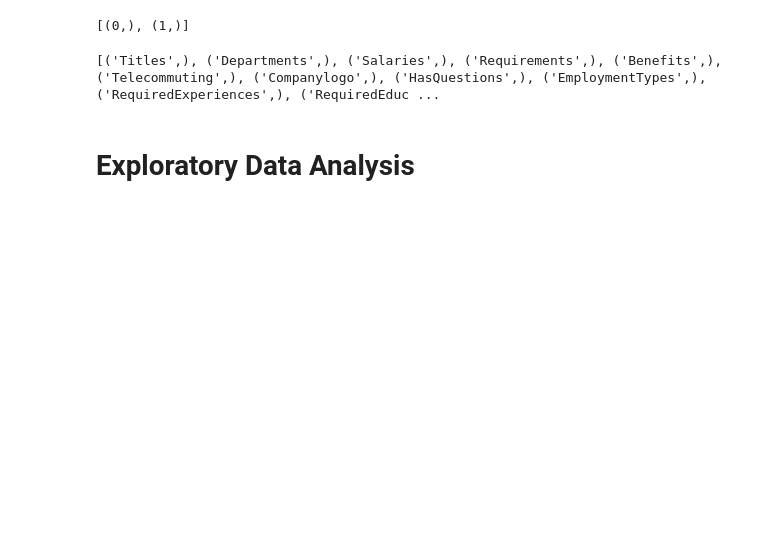
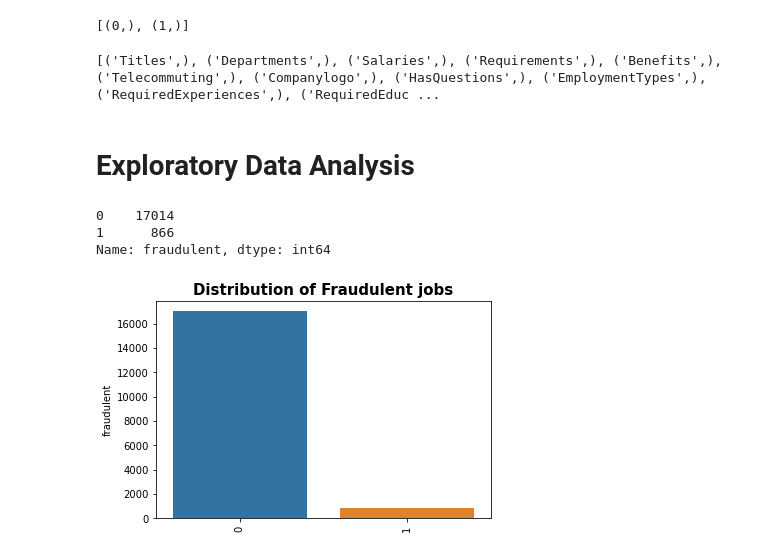
Before and after one commit to Shrestha097/Python_proj_EAS503, a Jupyter notebook: RealVsFakeJobPosting.ipynb, the cells around one changed output. Saved outputs shown, nothing was run; the diff lists cells and outputs as text; code cells hidden in the pictures; blank space fills up the shorter version.

```diff
--- a/RealVsFakeJobPosting.ipynb
+++ b/RealVsFakeJobPosting.ipynb
@@ -906,6 +906,26 @@ print(res)
 [('Titles',), ('Departments',), ('Salaries',), ('Requirements',), ('Benefits',), ('Telecommuting',), ('Companylogo',), ('HasQuestions',), ('EmploymentTypes',), ('RequiredExperiences',), ('RequiredEduc ...
 # %% [markdown]
 # Exploratory Data Analysis
+# %%
+sql_statement_eda = """
+select
+job_id,
+fraudulent from posting
+"""
+df = pd.read_sql_query(sql_statement_eda,conn1)
+fraudulent_dist = df.fraudulent.value_counts()
+print(fraudulent_dist)
+# %% [output]
+0    17014
+1      866
+Name: fraudulent, dtype: int64
+# %%
+chart = sns.barplot(x=fraudulent_dist.index, y=fraudulent_dist)
+chart.set_xticklabels(chart.get_xticklabels(), rotation=90)
+plt.title('Distribution of Fraudulent jobs',size=15, weight='bold')
+plt.show()
+# %% [output]
+[figure, added]
 # %%
 sql_statement_eda = """
 select
```
Also changed, not shown: parts of 5 cells of this notebook.
